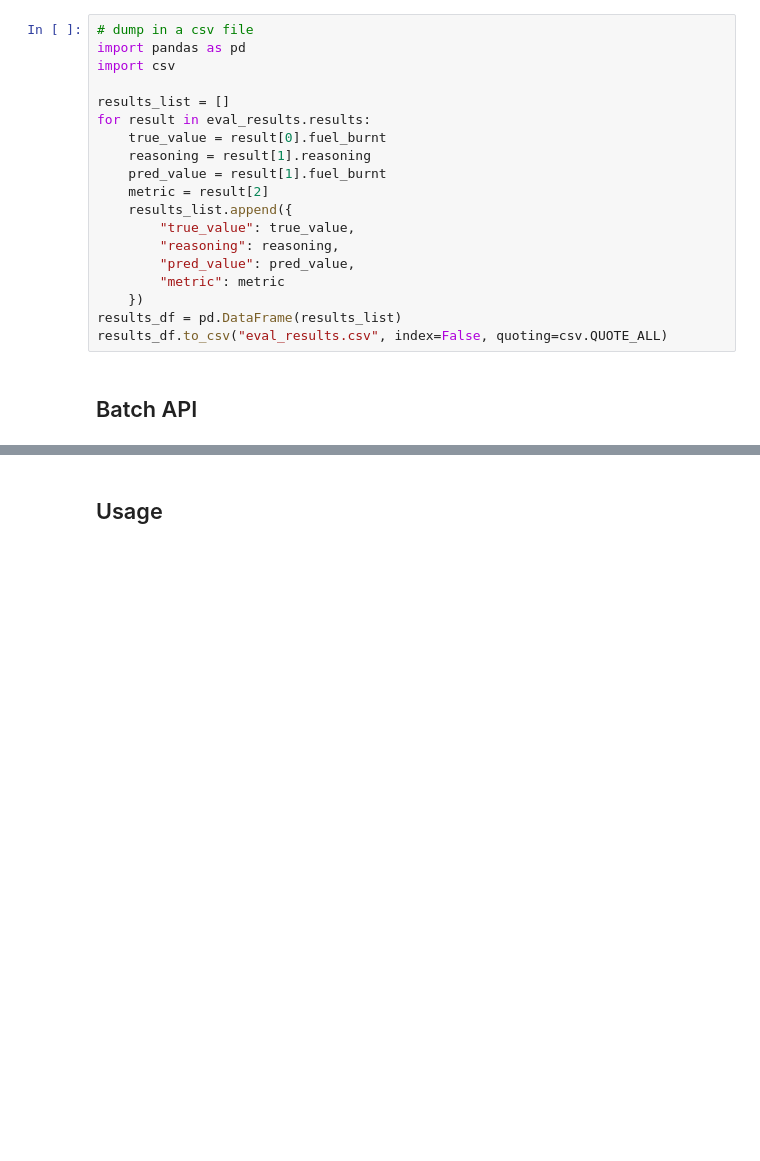
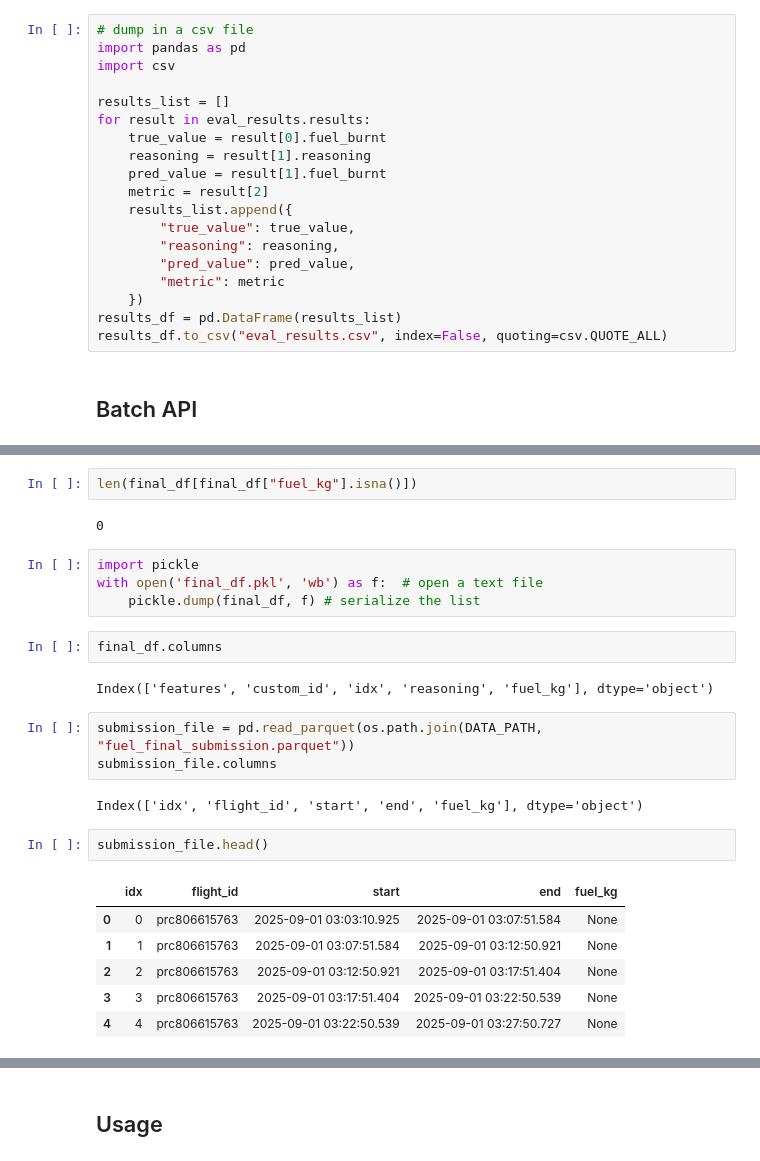
Before and after one commit to rayanehmi/prc2025dspy, a Jupyter notebook: src/dspy_process.ipynb, the cells around one changed output, grey strips where cells are left out. Saved outputs shown, nothing was run; the diff lists cells and outputs as text; blank space fills up the shorter version.

```diff
--- a/src/dspy_process.ipynb
+++ b/src/dspy_process.ipynb
@@ -235,0 +451,26 @@ predictions
+# %%
+len(final_df[final_df["fuel_kg"].isna()])
+# %% [output]
+0
+# %%
+import pickle
+with open('final_df.pkl', 'wb') as f:  # open a text file
+    pickle.dump(final_df, f) # serialize the list
+# %%
+final_df.columns
+# %% [output]
+Index(['features', 'custom_id', 'idx', 'reasoning', 'fuel_kg'], dtype='object')
+# %%
+submission_file = pd.read_parquet(os.path.join(DATA_PATH, "fuel_final_submission.parquet"))
+submission_file.columns
+# %% [output]
+Index(['idx', 'flight_id', 'start', 'end', 'fuel_kg'], dtype='object')
+# %%
+submission_file.head()
+# %% [output]
+|  | idx | flight_id | start | end | fuel_kg |
+| 0 | 0 | prc806615763 | 2025-09-01 03:03:10.925 | 2025-09-01 03:07:51.584 | None |
+| 1 | 1 | prc806615763 | 2025-09-01 03:07:51.584 | 2025-09-01 03:12:50.921 | None |
+| 2 | 2 | prc806615763 | 2025-09-01 03:12:50.921 | 2025-09-01 03:17:51.404 | None |
+| 3 | 3 | prc806615763 | 2025-09-01 03:17:51.404 | 2025-09-01 03:22:50.539 | None |
+| 4 | 4 | prc806615763 | 2025-09-01 03:22:50.539 | 2025-09-01 03:27:50.727 | None |
```
Also changed, not shown: parts of 34 cells of this notebook, 3 other files.
